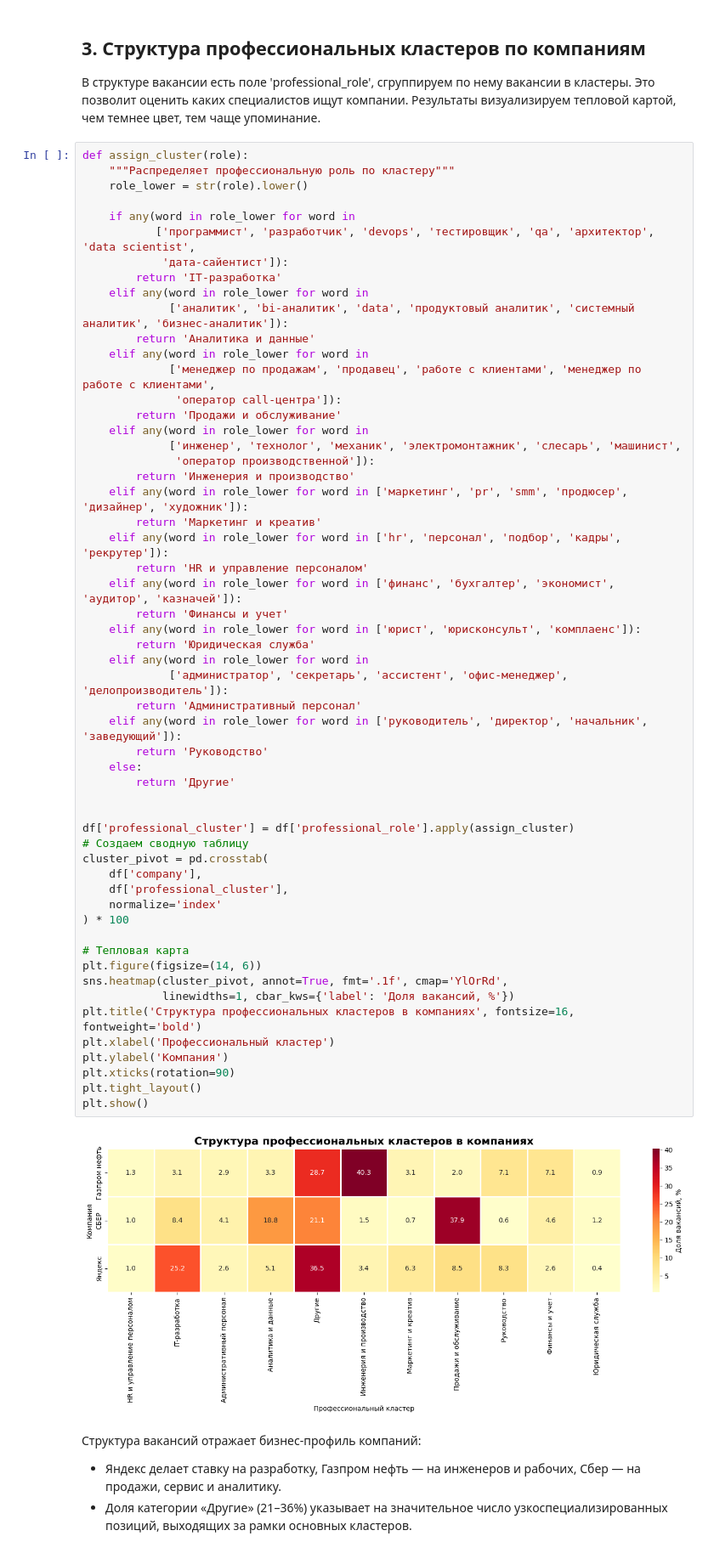
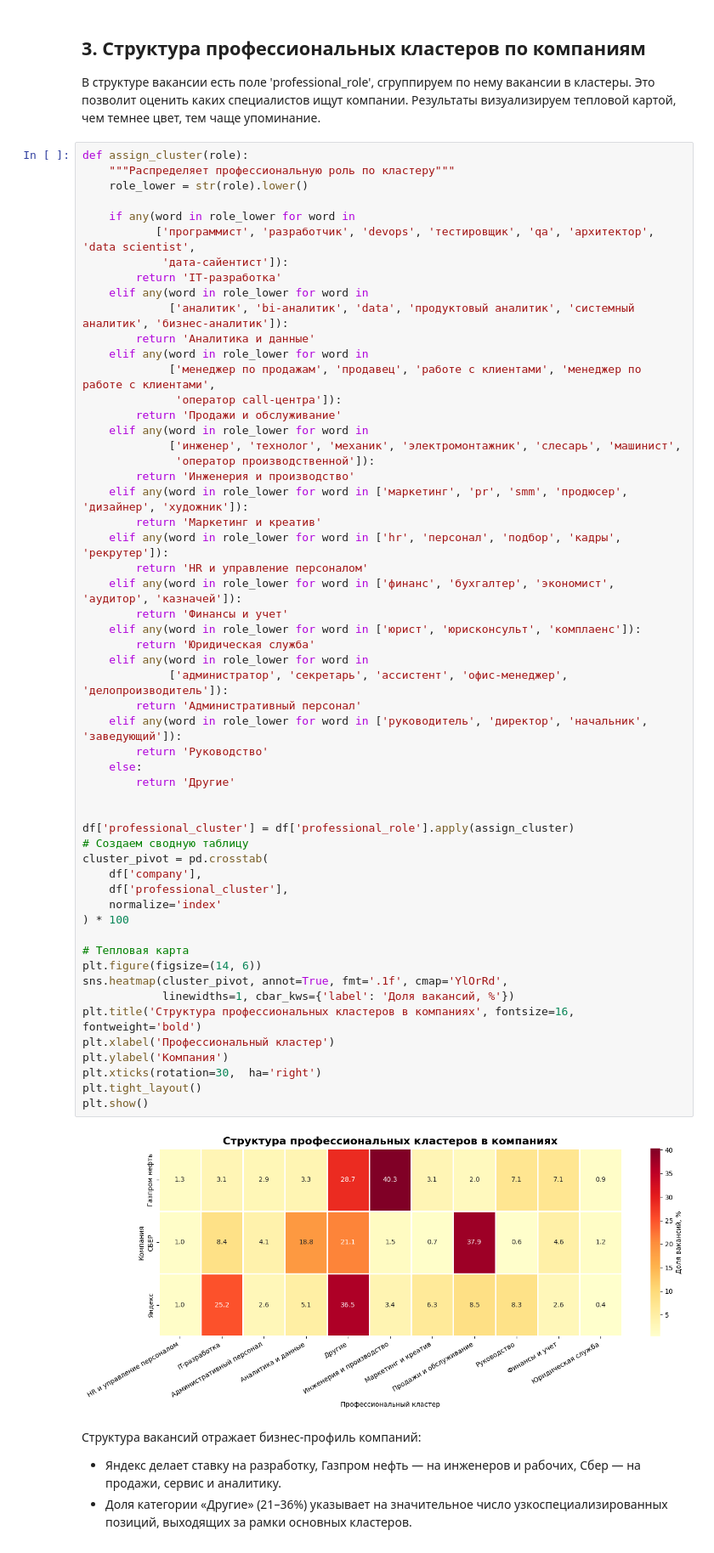
Before and after one commit to DDDDDE15/hh_benefits_analysis, a Jupyter notebook: notebooks/hr_brand.ipynb, the cells around one changed output. Shown at 85% size. Cells and saved outputs as stored; diff of their text form.

Commit message:
update chart design

```diff
--- a/notebooks/hr_brand.ipynb
+++ b/notebooks/hr_brand.ipynb
@@ -181,35 +182,35 @@ def assign_cluster(role):
         return 'Финансы и учет'
     elif any(word in role_lower for word in ['юрист', 'юрисконсульт', 'комплаенс']):
         return 'Юридическая служба'
     elif any(word in role_lower for word in
              ['администратор', 'секретарь', 'ассистент', 'офис-менеджер', 'делопроизводитель']):
         return 'Административный персонал'
     elif any(word in role_lower for word in ['руководитель', 'директор', 'начальник', 'заведующий']):
         return 'Руководство'
     else:
         return 'Другие'
 
 
 df['professional_cluster'] = df['professional_role'].apply(assign_cluster)
 # Создаем сводную таблицу
 cluster_pivot = pd.crosstab(
     df['company'],
     df['professional_cluster'],
     normalize='index'
 ) * 100
 
 # Тепловая карта
 plt.figure(figsize=(14, 6))
 sns.heatmap(cluster_pivot, annot=True, fmt='.1f', cmap='YlOrRd',
             linewidths=1, cbar_kws={'label': 'Доля вакансий, %'})
 plt.title('Структура профессиональных кластеров в компаниях', fontsize=16, fontweight='bold')
 plt.xlabel('Профессиональный кластер')
 plt.ylabel('Компания')
-plt.xticks(rotation=90)
+plt.xticks(rotation=30,  ha='right')
 plt.tight_layout()
 plt.show()
 # %% [output]
-[figure, old version]
+[figure, new version]
 # %% [markdown]
 Структура вакансий отражает бизнес-профиль компаний:
 - Яндекс делает ставку на разработку, Газпром нефть — на инженеров и рабочих, Сбер — на продажи, сервис и аналитику.
```
Also changed, not shown: parts of 4 cells of this notebook.
